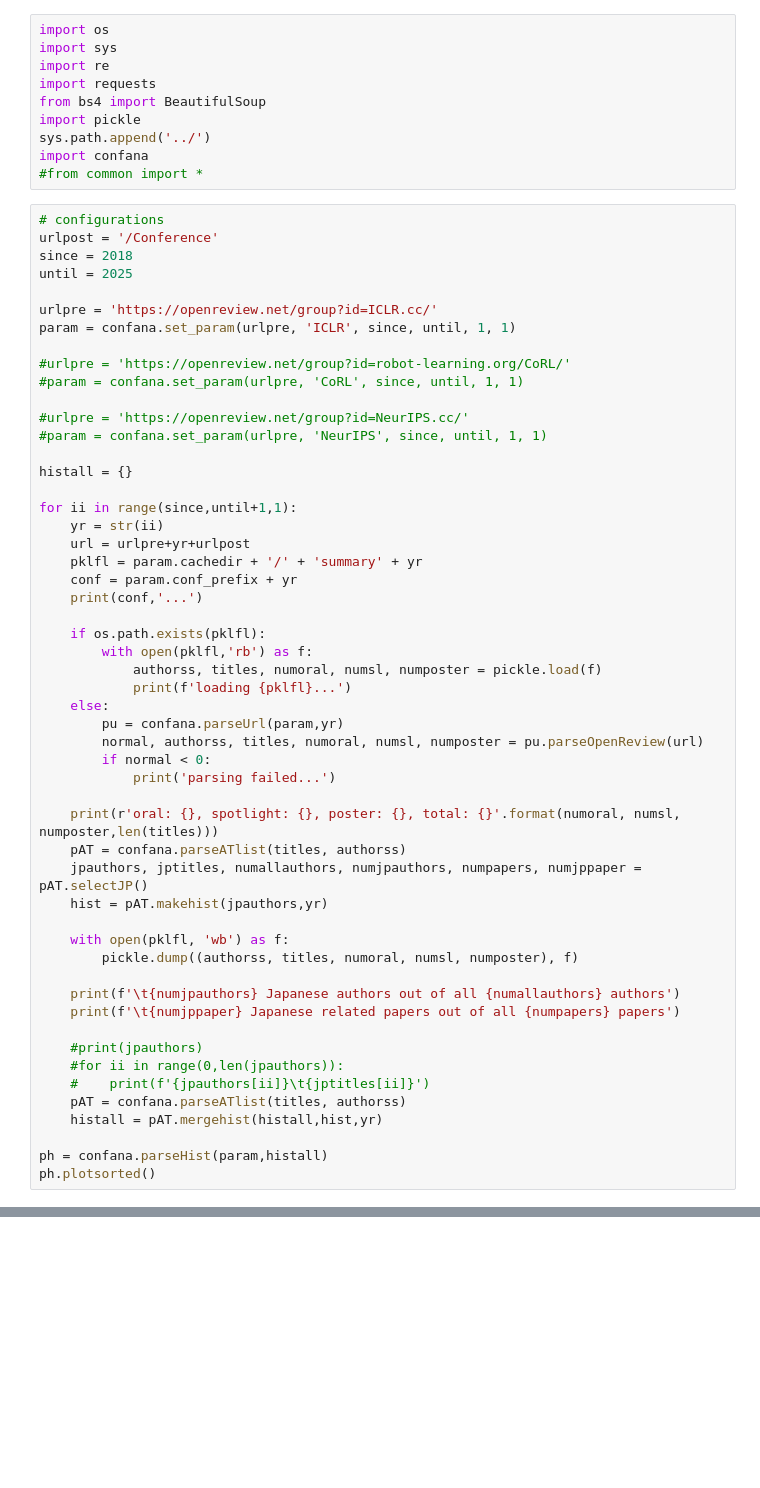
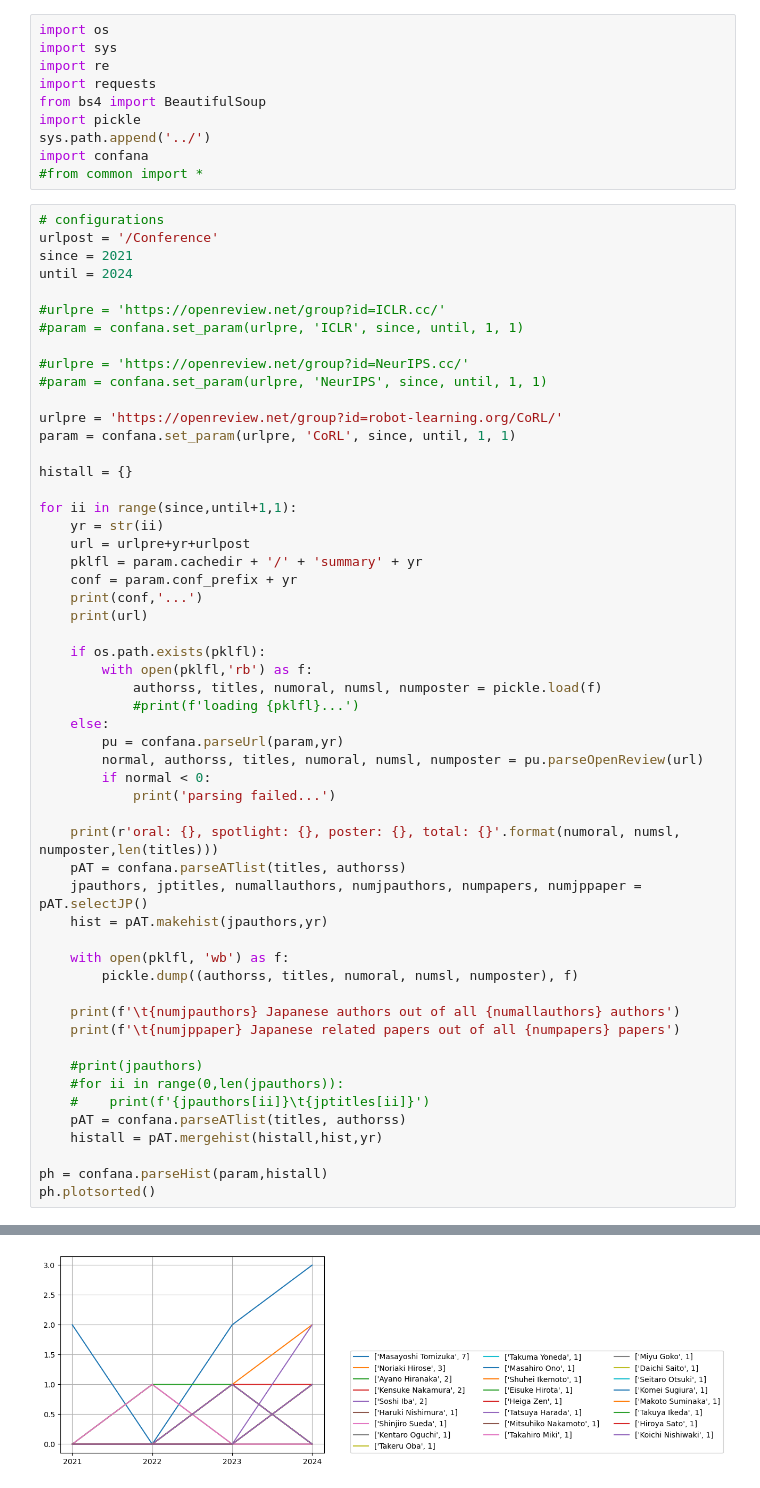
Before and after one commit to joyport7/orana, a Jupyter notebook: orana.ipynb, the cells around one changed output, grey strips where cells are left out. Saved outputs shown, nothing was run; the diff lists cells and outputs as text; blank space fills up the shorter version.

```diff
--- a/orana.ipynb
+++ b/orana.ipynb
@@ -11,17 +11,17 @@ import confana
 # %%
 # configurations
 urlpost = '/Conference'
-since = 2018
-until = 2025
+since = 2021
+until = 2024
 
-urlpre = 'https://openreview.net/group?id=ICLR.cc/'
-param = confana.set_param(urlpre, 'ICLR', since, until, 1, 1)
-
-#urlpre = 'https://openreview.net/group?id=robot-learning.org/CoRL/'
-#param = confana.set_param(urlpre, 'CoRL', since, until, 1, 1)
+#urlpre = 'https://openreview.net/group?id=ICLR.cc/'
+#param = confana.set_param(urlpre, 'ICLR', since, until, 1, 1)
 
 #urlpre = 'https://openreview.net/group?id=NeurIPS.cc/'
 #param = confana.set_param(urlpre, 'NeurIPS', since, until, 1, 1)
+
+urlpre = 'https://openreview.net/group?id=robot-learning.org/CoRL/'
+param = confana.set_param(urlpre, 'CoRL', since, until, 1, 1)
 
 histall = {}
 
@@ -31,11 +31,12 @@ for ii in range(since,until+1,1):
     pklfl = param.cachedir + '/' + 'summary' + yr
     conf = param.conf_prefix + yr
     print(conf,'...')
+    print(url)
 
     if os.path.exists(pklfl):
         with open(pklfl,'rb') as f:
             authorss, titles, numoral, numsl, numposter = pickle.load(f)
-            print(f'loading {pklfl}...')
+            #print(f'loading {pklfl}...')
     else:
         pu = confana.parseUrl(param,yr)
         normal, authorss, titles, numoral, numsl, numposter = pu.parseOpenReview(url)
@@ -61,3 +62,4 @@ for ii in range(since,until+1,1):
 
 ph = confana.parseHist(param,histall)
 ph.plotsorted()
+# %% [output]
@@ -64,3 +83,4 @@ ph.plotsorted()
+[figure, added]
 # %%
 import pickle
 import re
```
Also changed, not shown: parts of 2 cells of this notebook.
